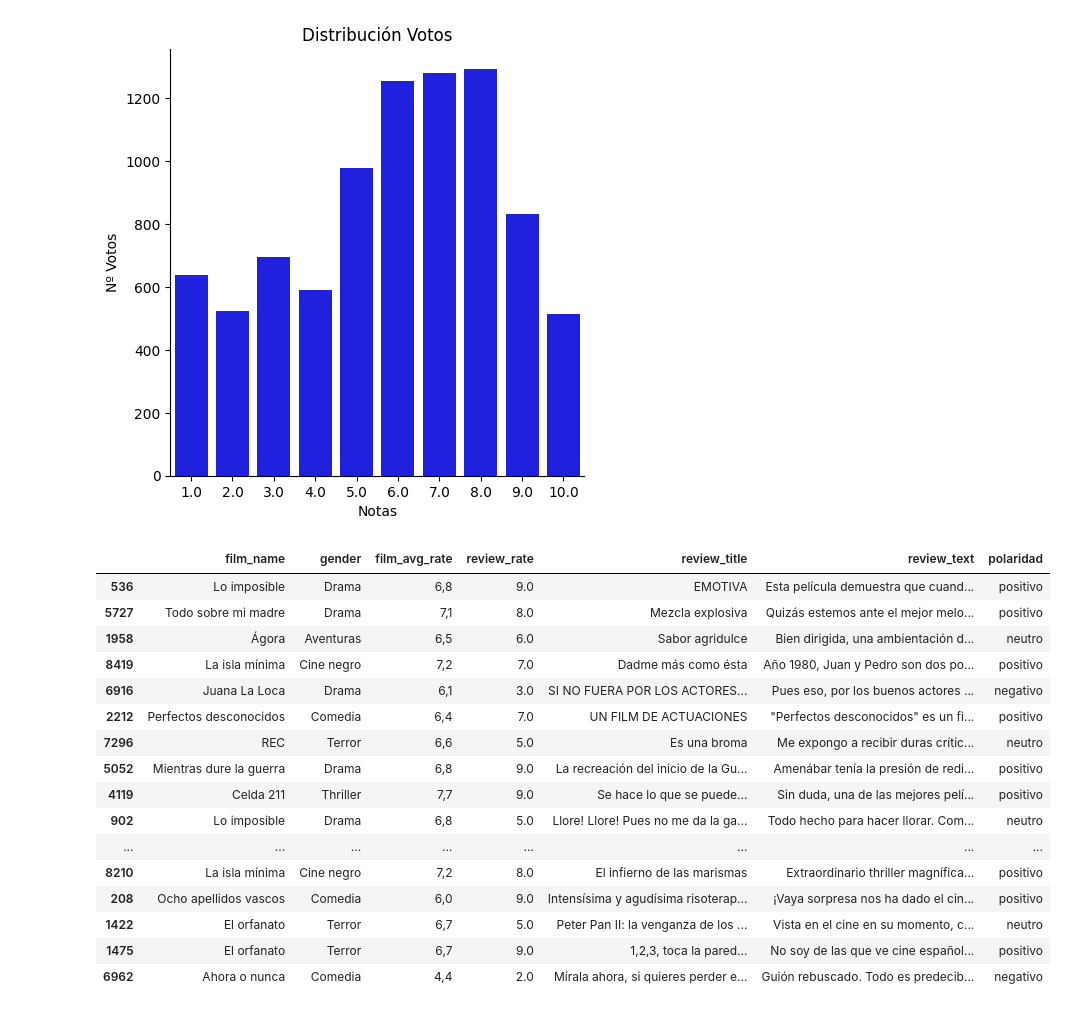
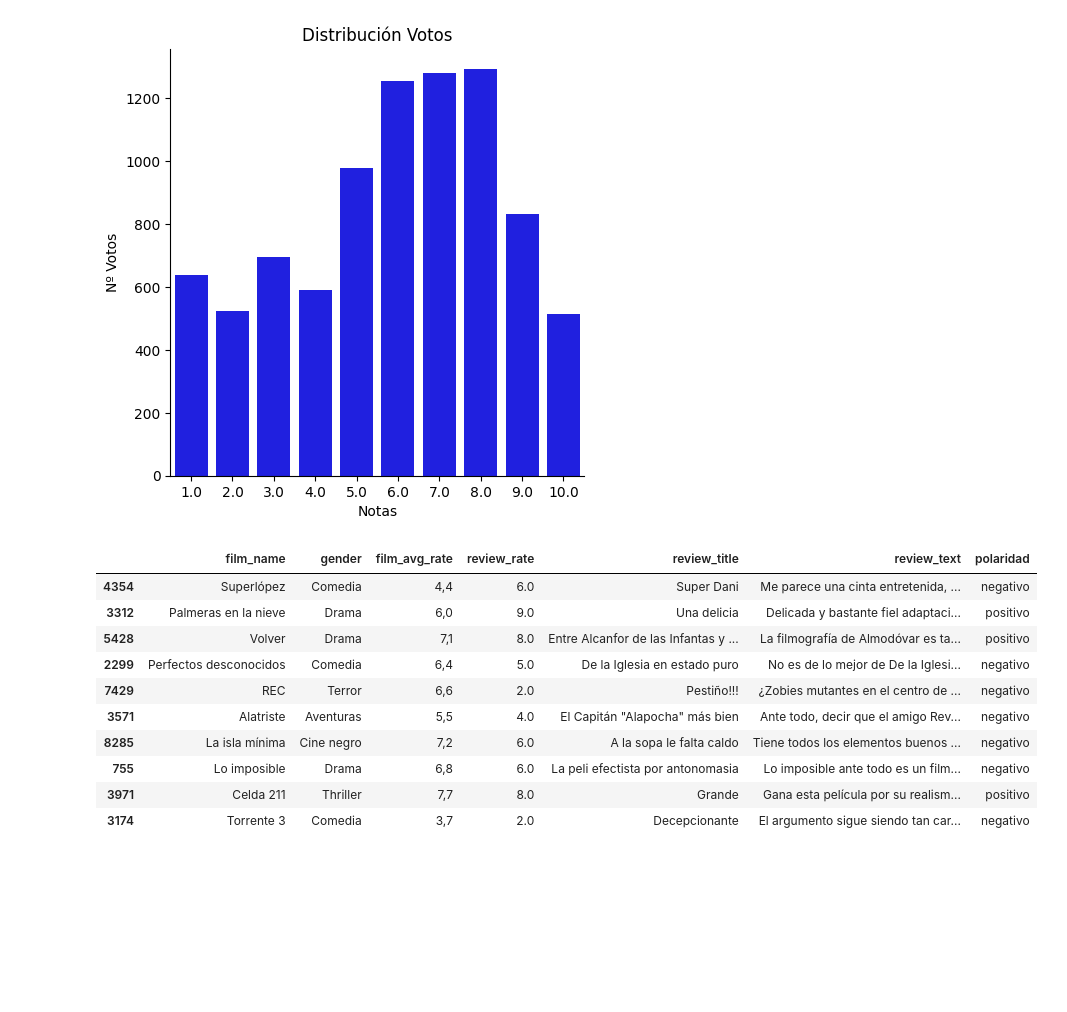
Before and after one commit to ignaciomz/CH_IM_61195, a Jupyter notebook: NLP_ReviewsPeliculasEspañol_IgnacioMartinez.ipynb, the cells around one changed output. Saved outputs shown, nothing was run; the diff lists cells and outputs as text; code cells hidden in the pictures; blank space fills up the shorter version.

```diff
--- a/NLP_ReviewsPeliculasEspañol_IgnacioMartinez.ipynb
+++ b/NLP_ReviewsPeliculasEspañol_IgnacioMartinez.ipynb
@@ -111,28 +99,20 @@ Text(30.764506172839504, 0.5, 'Nº Votos')
 # %%
 # Ok, dada la distribución asignaremos etiquetas con criterios según su puntaje recibido.
 
-df['polaridad'] = df['review_rate'].apply(lambda  x: 'positivo' if x > 6
-                                          else ('negativo' if x < 4
-                                                else 'neutro'))
-df.sample(20)
+df['polaridad'] = df['review_rate'].apply(lambda x: 'positivo' if x > 6 else 'negativo')
+df.sample(10)
 # %% [output]
 |  | film_name | gender | film_avg_rate | review_rate | review_title | review_text | polaridad |
-| 536 | Lo imposible | Drama | 6,8 | 9.0 | EMOTIVA | Esta película demuestra que cuand... | positivo |
-| 5727 | Todo sobre mi madre | Drama | 7,1 | 8.0 | Mezcla explosiva | Quizás estemos ante el mejor melo... | positivo |
-| 1958 | Ágora | Aventuras | 6,5 | 6.0 | Sabor agridulce | Bien dirigida, una ambientación d... | neutro |
-| 8419 | La isla mínima | Cine negro | 7,2 | 7.0 | Dadme más como ésta | Año 1980, Juan y Pedro son dos po... | positivo |
-| 6916 | Juana La Loca | Drama | 6,1 | 3.0 | SI NO FUERA POR LOS ACTORES... | Pues eso, por los buenos actores ... | negativo |
-| 2212 | Perfectos desconocidos | Comedia | 6,4 | 7.0 | UN FILM DE ACTUACIONES | "Perfectos desconocidos" es un fi... | positivo |
-| 7296 | REC | Terror | 6,6 | 5.0 | Es una broma | Me expongo a recibir duras crític... | neutro |
-| 5052 | Mientras dure la guerra | Drama | 6,8 | 9.0 | La recreación del inicio de la Gu... | Amenábar tenía la presión de redi... | positivo |
-| 4119 | Celda 211 | Thriller | 7,7 | 9.0 | Se hace lo que se puede... | Sin duda, una de las mejores pelí... | positivo |
-| 902 | Lo imposible | Drama | 6,8 | 5.0 | Llore! Llore! Pues no me da la ga... | Todo hecho para hacer llorar. Com... | neutro |
-| ... | ... | ... | ... | ... | ... | ... | ... |
-| 8210 | La isla mínima | Cine negro | 7,2 | 8.0 | El infierno de las marismas | Extraordinario thriller magnífica... | positivo |
-| 208 | Ocho apellidos vascos | Comedia | 6,0 | 9.0 | Intensísima y agudísima risoterap... | ¡Vaya sorpresa nos ha dado el cin... | positivo |
-| 1422 | El orfanato | Terror | 6,7 | 5.0 | Peter Pan II: la venganza de los ... | Vista en el cine en su momento, c... | neutro |
-| 1475 | El orfanato | Terror | 6,7 | 9.0 | 1,2,3, toca la pared... | No soy de las que ve cine español... | positivo |
-| 6962 | Ahora o nunca | Comedia | 4,4 | 2.0 | Mírala ahora, si quieres perder e... | Guión rebuscado. Todo es predecib... | negativo |
+| 4354 | Superlópez | Comedia | 4,4 | 6.0 | Super Dani | Me parece una cinta entretenida, ... | negativo |
+| 3312 | Palmeras en la nieve | Drama | 6,0 | 9.0 | Una delicia | Delicada y bastante fiel adaptaci... | positivo |
+| 5428 | Volver | Drama | 7,1 | 8.0 | Entre Alcanfor de las Infantas y ... | La filmografía de Almodóvar es ta... | positivo |
+| 2299 | Perfectos desconocidos | Comedia | 6,4 | 5.0 | De la Iglesia en estado puro | No es de lo mejor de De la Iglesi... | negativo |
+| 7429 | REC | Terror | 6,6 | 2.0 | Pestiño!!! | ¿Zobies mutantes en el centro de ... | negativo |
+| 3571 | Alatriste | Aventuras | 5,5 | 4.0 | El Capitán "Alapocha" más bien | Ante todo, decir que el amigo Rev... | negativo |
+| 8285 | La isla mínima | Cine negro | 7,2 | 6.0 | A la sopa le falta caldo | Tiene todos los elementos buenos ... | negativo |
+| 755 | Lo imposible | Drama | 6,8 | 6.0 | La peli efectista por antonomasia | Lo imposible ante todo es un film... | negativo |
+| 3971 | Celda 211 | Thriller | 7,7 | 8.0 | Grande | Gana esta película por su realism... | positivo |
+| 3174 | Torrente 3 | Comedia | 3,7 | 2.0 | Decepcionante | El argumento sigue siendo tan car... | negativo |
 # %%
 # Vemos la nueva distribución
 
```
Also changed, not shown: parts of 21 cells of this notebook.
